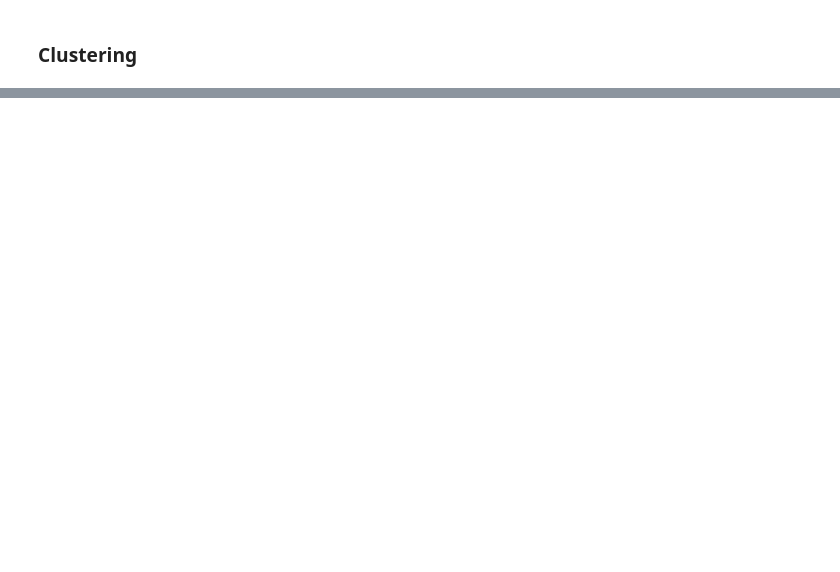
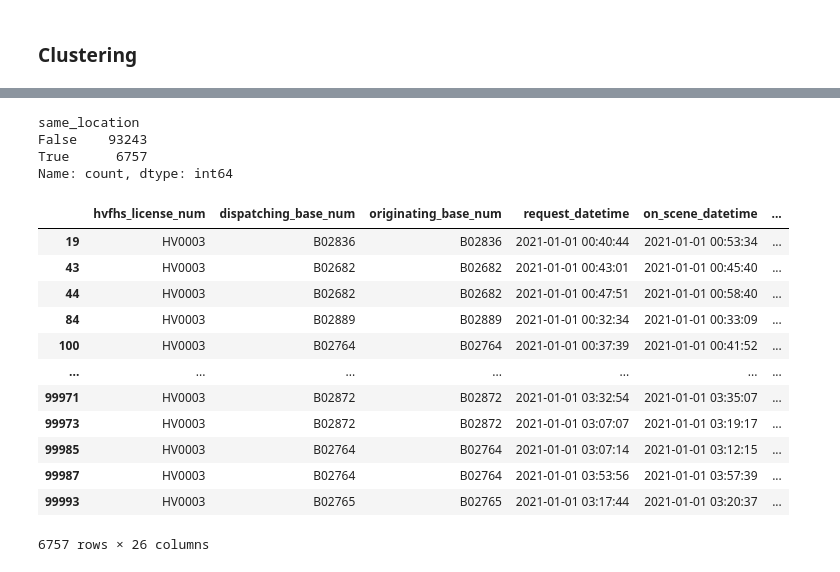
Before and after one commit to GonzaloLopezS/TFM_VTC_NYC, a Jupyter notebook: Notebooks/prueba_2021.ipynb, the cells around one changed output, grey strips where cells are left out. Cells and saved outputs as stored; diff of their text form; code cells hidden in the pictures; blank space fills up the shorter version.

```diff
--- a/Notebooks/prueba_2021.ipynb
+++ b/Notebooks/prueba_2021.ipynb
@@ -240,0 +420,25 @@ Name: count, dtype: int64
+# %%
+trips['same_location'] = trips['PULocationID'] == trips['DOLocationID']
+# %%
+trips['same_location'].value_counts()
+# %% [output]
+same_location
+False    93243
+True      6757
+Name: count, dtype: int64
+# %%
+same_location_trips = trips.loc[trips['PULocationID'] == trips['DOLocationID']]
+# %% [output]
+|  | hvfhs_license_num | dispatching_base_num | originating_base_num | request_datetime | on_scene_datetime | ... |
+| 19 | HV0003 | B02836 | B02836 | 2021-01-01 00:40:44 | 2021-01-01 00:53:34 | ... |
+| 43 | HV0003 | B02682 | B02682 | 2021-01-01 00:43:01 | 2021-01-01 00:45:40 | ... |
+| 44 | HV0003 | B02682 | B02682 | 2021-01-01 00:47:51 | 2021-01-01 00:58:40 | ... |
+| 84 | HV0003 | B02889 | B02889 | 2021-01-01 00:32:34 | 2021-01-01 00:33:09 | ... |
+| 100 | HV0003 | B02764 | B02764 | 2021-01-01 00:37:39 | 2021-01-01 00:41:52 | ... |
+| ... | ... | ... | ... | ... | ... | ... |
+| 99971 | HV0003 | B02872 | B02872 | 2021-01-01 03:32:54 | 2021-01-01 03:35:07 | ... |
+| 99973 | HV0003 | B02872 | B02872 | 2021-01-01 03:07:07 | 2021-01-01 03:19:17 | ... |
+| 99985 | HV0003 | B02764 | B02764 | 2021-01-01 03:07:14 | 2021-01-01 03:12:15 | ... |
+| 99987 | HV0003 | B02764 | B02764 | 2021-01-01 03:53:56 | 2021-01-01 03:57:39 | ... |
+| 99993 | HV0003 | B02765 | B02765 | 2021-01-01 03:17:44 | 2021-01-01 03:20:37 | ... |
+6757 rows × 26 columns
```
Also changed, not shown: parts of 33 cells of this notebook.
